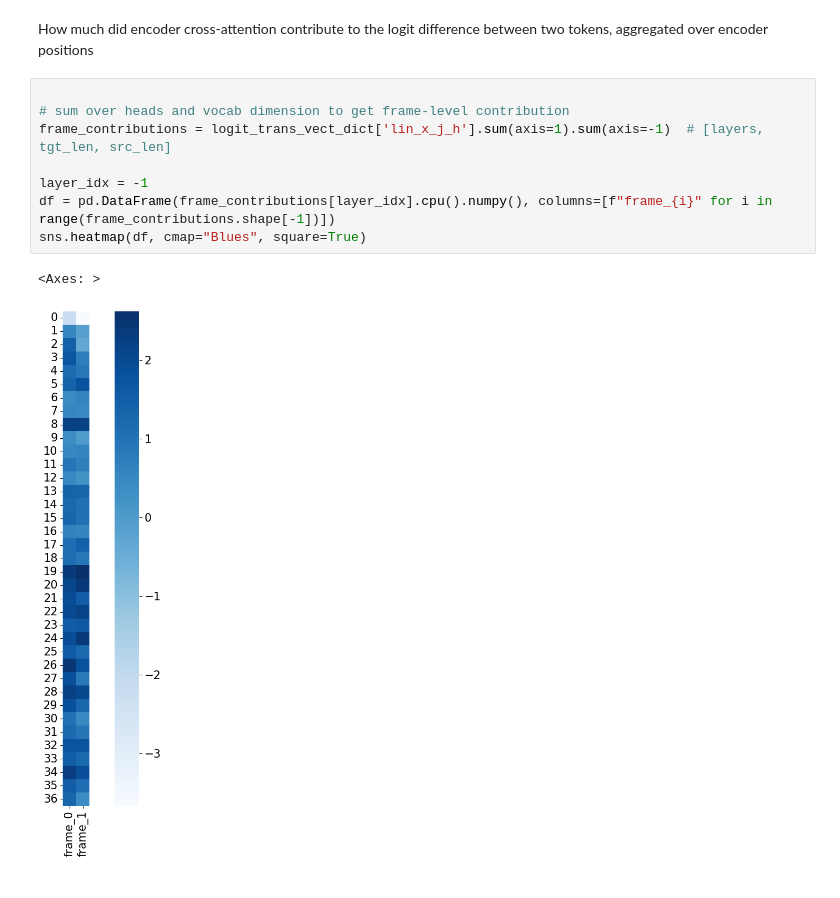
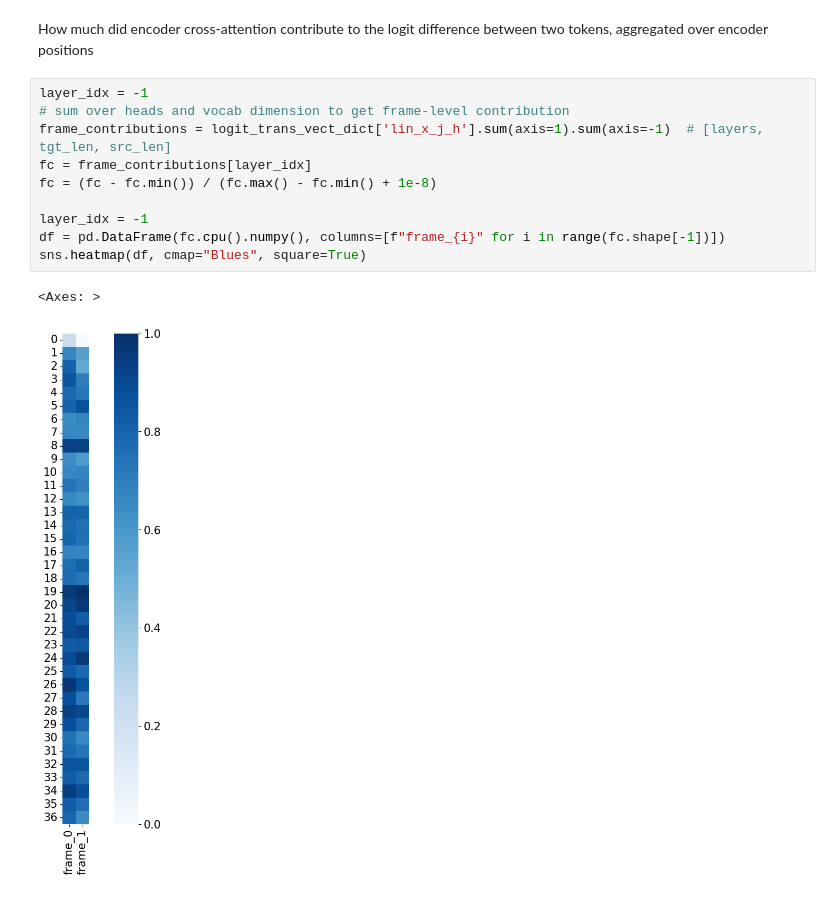
Before and after one commit to NNG0/logit-explanations-speech-recognition, a Jupyter notebook: test_whisper.ipynb, the cells around one changed output. Cells and saved outputs as stored; diff of their text form.

Commit message:
frame token alignement

```diff
--- a/test_whisper.ipynb
+++ b/test_whisper.ipynb
@@ -181,13 +186,15 @@ contributions_mix_alti = compute_alti(layer_alti_data)
 # %% [markdown]
 How much did encoder cross-attention contribute to the logit difference between two tokens, aggregated over encoder positions
 # %%
-
+layer_idx = -1
 # sum over heads and vocab dimension to get frame-level contribution
 frame_contributions = logit_trans_vect_dict['lin_x_j_h'].sum(axis=1).sum(axis=-1)  # [layers, tgt_len, src_len]
+fc = frame_contributions[layer_idx]
+fc = (fc - fc.min()) / (fc.max() - fc.min() + 1e-8)
 
 layer_idx = -1
-df = pd.DataFrame(frame_contributions[layer_idx].cpu().numpy(), columns=[f"frame_{i}" for i in range(frame_contributions.shape[-1])])
+df = pd.DataFrame(fc.cpu().numpy(), columns=[f"frame_{i}" for i in range(fc.shape[-1])])
 sns.heatmap(df, cmap="Blues", square=True)
 # %% [output]
 <Axes: >
-[figure, old version]
+[figure, new version]
```
Also changed, not shown: parts of 5 cells of this notebook, 1 other file.
